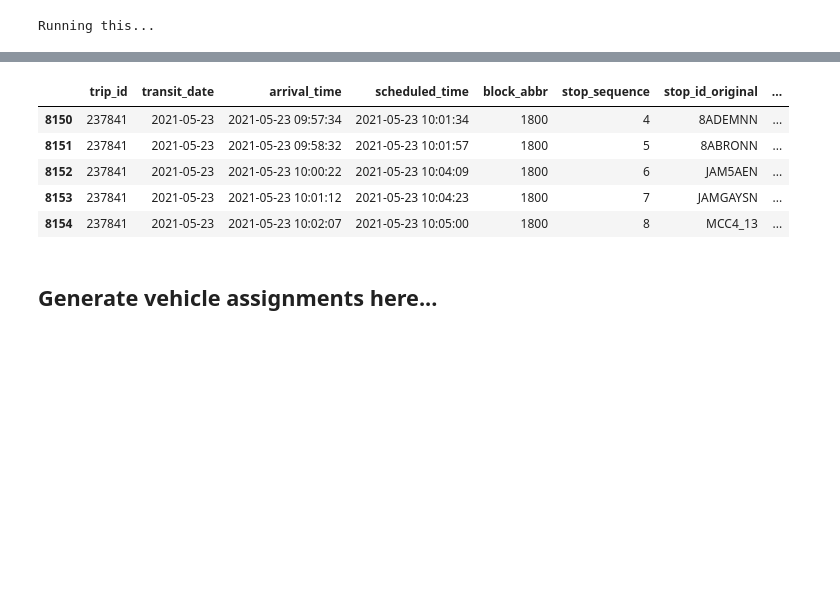
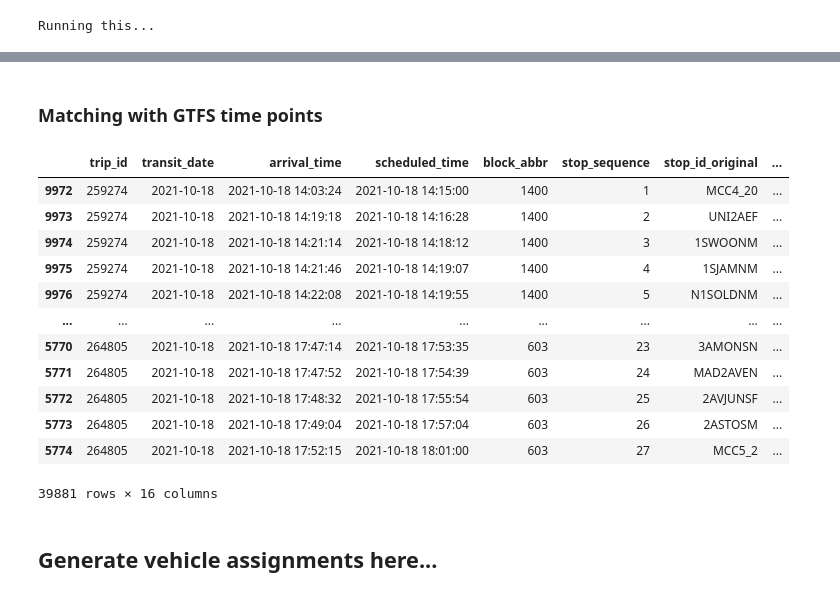
Before and after one commit to jptalusan/ICCPS_stationing, a Jupyter notebook: data_generation/generate_day_trips.ipynb, the cells around one changed output, grey strips where cells are left out. Drawn from its saved outputs; the diff is of its cells as text; code cells hidden in the pictures; blank space fills up the shorter version.

Commit message:
Timepoint addition is working. I just needed to pick a new day which has time point values in it.

```diff
--- a/data_generation/generate_day_trips.ipynb
+++ b/data_generation/generate_day_trips.ipynb
@@ -215,20 +223,17 @@ def generate_simple_lstm_predictions(input_df, model, past, future):
 # %%
-# Load model
-latest = tf.train.latest_checkpoint('models/no_speed')
-columns = joblib.load('models/LL_X_columns.joblib')
-label_encoders = joblib.load('models/LL_Label_encoders.joblib')
-ohe_encoder = joblib.load('models/LL_OHE_encoder.joblib')
-num_scaler = joblib.load('models/LL_Num_scaler.joblib')
-
-DATE = '2021-05-23'
+DATE = '2021-10-18'
 date_to_predict = dt.datetime.strptime(DATE, '%Y-%m-%d')
 apcdata = get_apc_data_for_date(date_to_predict)
 df = apcdata.toPandas()
+
+# HACK
+df = df.query("route_id != 95")
+df = df[~df['stop_id_original'].isin(['PEARL', 'JOHASHEN', 'ROS10AEN'])]
+
 df = add_features(df)
+raw_df = deepcopy(df)
 
-raw_df = deepcopy(df)
 input_df = prepare_input_data(df, ohe_encoder, label_encoders, num_scaler, columns, target='y_class')
-
 ohe_columns = ['dayofweek', 'route_id_dir', 'is_holiday', 'is_school_break', 'zero_load_at_trip_end']
 input_df = input_df.drop(columns=ohe_columns)
 # %% [output]
@@ -292,7 +280,7 @@ NUM_CLASSES = 5
 FUTURE = None
 PAST = 5
 
-NUM_TRIPS = 10
+NUM_TRIPS = None
 if NUM_TRIPS == None:
     rand_trips = df.trip_id.unique().tolist()
 else:
@@ -354,9 +336,0 @@ trip_res = trip_res[_columns]
-# %%
-trip_res.tail()
-# %% [output]
-|  | trip_id | transit_date | arrival_time | scheduled_time | block_abbr | stop_sequence | stop_id_original | ... |
-| 8150 | 237841 | 2021-05-23 | 2021-05-23 09:57:34 | 2021-05-23 10:01:34 | 1800 | 4 | 8ADEMNN | ... |
-| 8151 | 237841 | 2021-05-23 | 2021-05-23 09:58:32 | 2021-05-23 10:01:57 | 1800 | 5 | 8ABRONN | ... |
-| 8152 | 237841 | 2021-05-23 | 2021-05-23 10:00:22 | 2021-05-23 10:04:09 | 1800 | 6 | JAM5AEN | ... |
-| 8153 | 237841 | 2021-05-23 | 2021-05-23 10:01:12 | 2021-05-23 10:04:23 | 1800 | 7 | JAMGAYSN | ... |
-| 8154 | 237841 | 2021-05-23 | 2021-05-23 10:02:07 | 2021-05-23 10:05:00 | 1800 | 8 | MCC4_13 | ... |
@@ -369,3 +337,49 @@ raw_df.query("trip_id == '243425'").head()
+# %% [markdown]
+### Matching with GTFS time points
+# %%
+fp = 'results/sampled_loads.pkl'
+trip_res_df = pd.read_pickle(fp)
+trip_res_df['trip_id'] = trip_res_df['trip_id'].astype('int')
+
+trip_res_df = pd.merge(trip_res_df, raw_df[['trip_id', 'scheduled_time', 'arrival_time', 'stop_id_original']],
+                       left_on=['trip_id', 'scheduled_time', 'arrival_time', 'stop_id_original'],
+                       right_on=['trip_id', 'scheduled_time', 'arrival_time', 'stop_id_original'], how='left')
+# # trip_res_df['trip_id'] = trip_res_df['trip_id'].astype('int')
+
+# print(trip_res_df.shape)
+stop_times_fp = 'data/GTFS/OCT2021/stop_times.txt'
+stop_times_df = pd.read_csv(stop_times_fp)
+# stop_times_df.query("trip_id == 264733")
+
+trip_res_df = pd.merge(trip_res_df, stop_times_df[['trip_id', 'stop_id', 'timepoint']], left_on=['trip_id', 'stop_id_original'], right_on=['trip_id', 'stop_id'])
+trip_res_df.query("trip_id == 264733")
+trip_res_df = trip_res_df.drop_duplicates(subset=['trip_id', 'stop_id_original', 'arrival_time', 'scheduled_time'])
+
+trip_res_arr = []
+for trip_id, trip_df in trip_res_df.groupby('trip_id'):
+    trip_df.loc[trip_df.index[-1], 'timepoint']= 1.0
+    trip_res_arr.append(trip_df)
+
+trip_res_df = pd.concat(trip_res_arr)
+# trip_res_df.query("trip_id == 259274")
+
+fp = 'results/sampled_loads.pkl'
+trip_res_df.to_pickle(fp)
+trip_res_df
+# %% [output]
+|  | trip_id | transit_date | arrival_time | scheduled_time | block_abbr | stop_sequence | stop_id_original | ... |
+| 9972 | 259274 | 2021-10-18 | 2021-10-18 14:03:24 | 2021-10-18 14:15:00 | 1400 | 1 | MCC4_20 | ... |
+| 9973 | 259274 | 2021-10-18 | 2021-10-18 14:19:18 | 2021-10-18 14:16:28 | 1400 | 2 | UNI2AEF | ... |
+| 9974 | 259274 | 2021-10-18 | 2021-10-18 14:21:14 | 2021-10-18 14:18:12 | 1400 | 3 | 1SWOONM | ... |
+| 9975 | 259274 | 2021-10-18 | 2021-10-18 14:21:46 | 2021-10-18 14:19:07 | 1400 | 4 | 1SJAMNM | ... |
+| 9976 | 259274 | 2021-10-18 | 2021-10-18 14:22:08 | 2021-10-18 14:19:55 | 1400 | 5 | N1SOLDNM | ... |
+| ... | ... | ... | ... | ... | ... | ... | ... | ... |
+| 5770 | 264805 | 2021-10-18 | 2021-10-18 17:47:14 | 2021-10-18 17:53:35 | 603 | 23 | 3AMONSN | ... |
+| 5771 | 264805 | 2021-10-18 | 2021-10-18 17:47:52 | 2021-10-18 17:54:39 | 603 | 24 | MAD2AVEN | ... |
+| 5772 | 264805 | 2021-10-18 | 2021-10-18 17:48:32 | 2021-10-18 17:55:54 | 603 | 25 | 2AVJUNSF | ... |
+| 5773 | 264805 | 2021-10-18 | 2021-10-18 17:49:04 | 2021-10-18 17:57:04 | 603 | 26 | 2ASTOSM | ... |
+| 5774 | 264805 | 2021-10-18 | 2021-10-18 17:52:15 | 2021-10-18 18:01:00 | 603 | 27 | MCC5_2 | ... |
+39881 rows × 16 columns
 # %% [markdown]
 ## Generate vehicle assignments here...
 # %%
```
Also changed, not shown: parts of 32 cells of this notebook, 8 other files.
